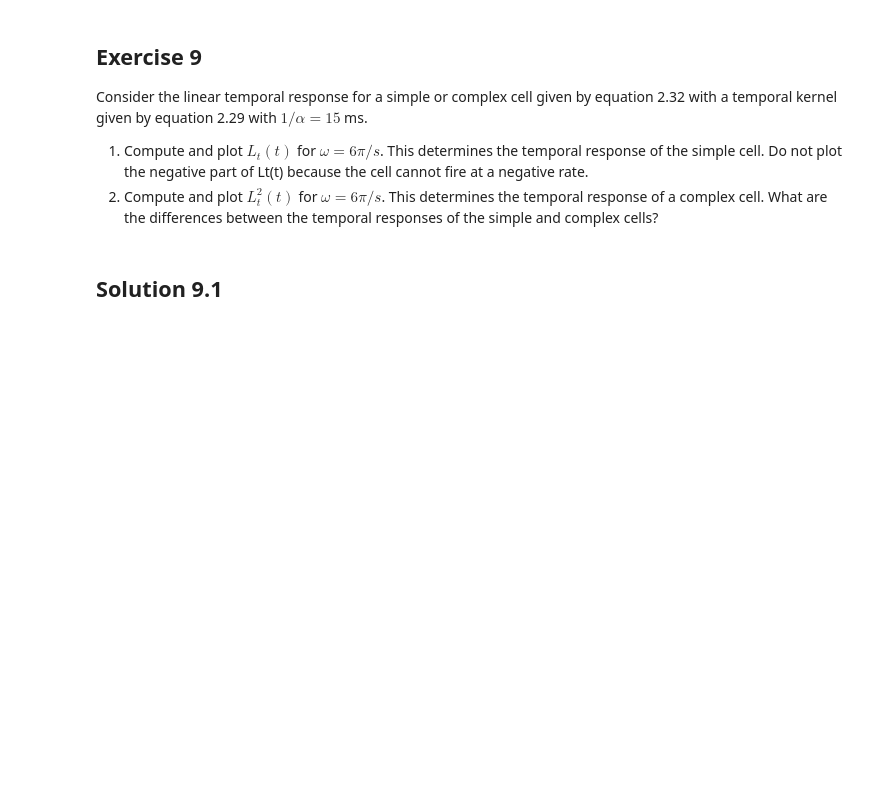
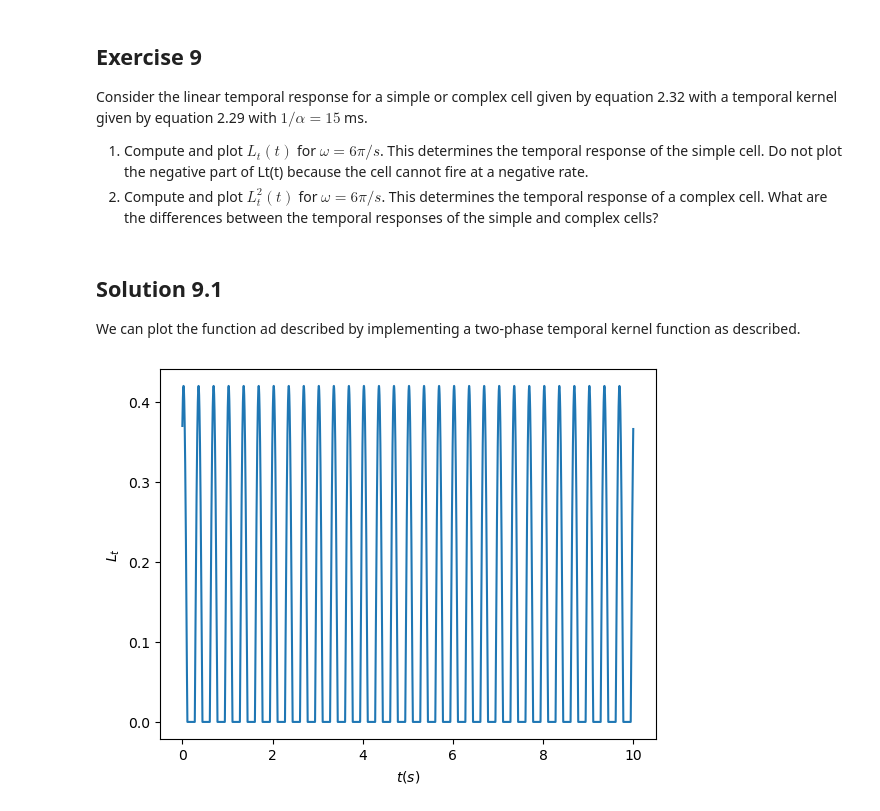
Before and after one commit to JKilgallen/theoretical_neuroscience, a Jupyter notebook: exercises/c2.ipynb, the cells around one changed output. Cells and saved outputs as stored; diff of their text form; code cells hidden in the pictures; blank space fills up the shorter version.

```diff
--- a/exercises/c2.ipynb
+++ b/exercises/c2.ipynb
@@ -898,8 +900,9 @@ with $1/\alpha = 15$ ms.
 determines the temporal response of the simple cell. Do not plot the
 negative part of Lt(t) because the cell cannot fire at a negative rate.
 2. Compute and plot $L_t^2(t)$ for $\omega= 6\pi/s$. This determines the temporal response of a complex cell. What are the differences between the temporal responses of the simple and complex cells?
-# %% [markdown]
-## Solution 9.1
+# %% [markdown]
+## Solution 9.1
+We can plot the function ad described by implementing a two-phase temporal kernel function as described.
 # %%
 def get_two_phase_temporal_kernel(alpha, t):
     """
@@ -921,3 +924,22 @@ def get_two_phase_temporal_kernel(alpha, t):
     dt = alpha * np.exp(-alpha*t) *\
          (((alpha*t)**5)/np.math.factorial(5) - ((alpha*t)**7)/np.math.factorial(7))
     return dt
+# %%
+ts = np.arange(0, 10, 0.001)
+taus = np.arange(0, 10, 0.001)
+
+alpha = 1/0.015
+omega = 6*np.pi
+lts = []
+for t in ts:
+    dt = get_two_phase_temporal_kernel(alpha, taus)
+    grating = np.cos(omega*(t-taus))
+
+    lts.append(np.sum(dt*grating)*0.001)
+
+lts = np.array(lts)
+plt.plot(ts, np.where(lts > 0, lts, 0))
+plt.xlabel(r'$t (s)$')
+plt.ylabel(r'$L_t$');
+# %% [output]
+[figure, added]
```
Also changed, not shown: parts of 14 cells of this notebook.
